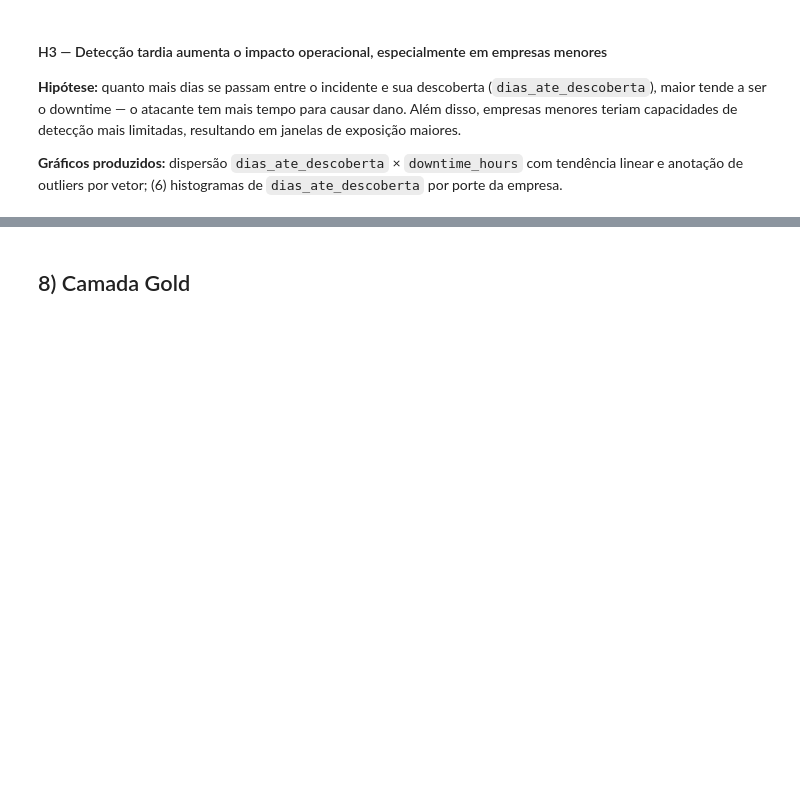
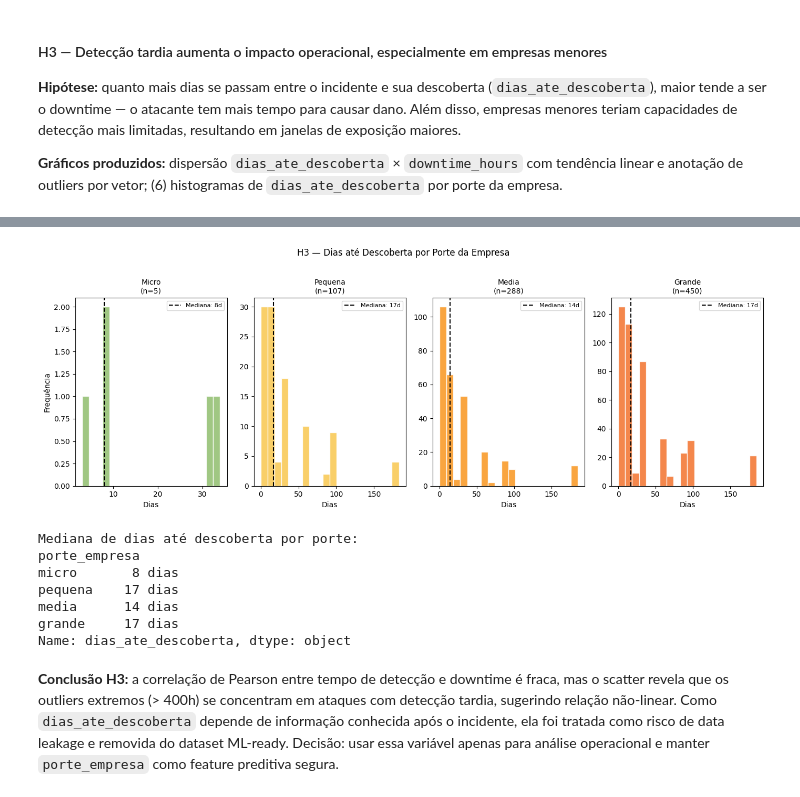
Before and after one commit to Yuri-Antonio-Santos-Fernandes/projeto_cyberseguranca, a Jupyter notebook: pipeline_ciberseguranca.ipynb, the cells around one changed output, grey strips where cells are left out. Drawn from its saved outputs; the diff is of its cells as text; code cells hidden in the pictures; blank space fills up the shorter version.

```diff
--- a/pipeline_ciberseguranca.ipynb
+++ b/pipeline_ciberseguranca.ipynb
@@ -882,36 +1056,43 @@ ordem_porte = ['micro', 'pequena', 'media', 'grande']
 cores_porte = ['#90be6d', '#f9c74f', '#f8961e', '#f3722c']
 
 fig, axes = plt.subplots(1, 4, figsize=(14, 5), sharey=False)
 for ax_i, (porte, cor) in enumerate(zip(ordem_porte, cores_porte)):
     dados = df_eda.loc[df_eda['porte_empresa'] == porte, 'dias_ate_descoberta'].dropna()
     axes[ax_i].hist(dados, bins=20, color=cor, edgecolor='white', alpha=0.85)
     axes[ax_i].axvline(
         dados.median(), color='black', linestyle='--', linewidth=1.5,
         label=f'Mediana: {dados.median():.0f}d'
     )
     axes[ax_i].set_title(f'{porte.capitalize()}\n(n={len(dados)})', fontsize=10)
     axes[ax_i].set_xlabel('Dias')
     if ax_i == 0:
         axes[ax_i].set_ylabel('Frequência')
     axes[ax_i].legend(fontsize=8)
 
 fig.suptitle('H3 — Dias até Descoberta por Porte da Empresa', fontsize=12, y=1.02)
 plt.tight_layout()
 plt.savefig(FIG_DIR / 'h3_deteccao_por_porte.png', dpi=150, bbox_inches='tight')
 plt.show()
 
 print('Mediana de dias até descoberta por porte:')
 print(
     df_eda.groupby('porte_empresa')['dias_ate_descoberta']
     .median().reindex(ordem_porte)
     .apply(lambda x: f'{x:.0f} dias')
 )
 display(Markdown(
     '**Conclusão H3:** a correlação de Pearson entre tempo de detecção e downtime é fraca, '
-    'mas o scatter revela que os outliers extremos ( > 400h) se concentram em ataques com detecção tardia '
-    '— relação não-linear. micro-empresas e pequenas levam mais dias para poder detectar, '
-    'confirmando que **porte_empresa** e **dias_ate_descoberta** devem ser features prioritárias dentro do modelo. '
-    'Decisão: aplicar transformação logarítmica em **dias_ate_descoberta** antes do treinamento.'
+    'mas o scatter revela que os outliers extremos (> 400h) se concentram em ataques com detecção tardia, sugerindo relação não-linear. '
+    'Como `dias_ate_descoberta` depende de informação conhecida após o incidente, ela foi tratada como risco de data leakage e removida do dataset ML-ready. '
+    'Decisão: usar essa variável apenas para análise operacional e manter `porte_empresa` como feature preditiva segura.'
 ))
+# %% [output]
+[figure, added]
+Mediana de dias até descoberta por porte:
+porte_empresa
+micro       8 dias
+pequena    17 dias
+media      14 dias
+grande     17 dias
+Name: dias_ate_descoberta, dtype: object
+**Conclusão H3:** a correlação de Pearson entre tempo de detecção e downtime é fraca, mas o scatter revela que os outliers extremos (> 400h) se concentram em ataques com detecção tardia, sugerindo relação não-linear. Como `dias_ate_descoberta` depende de informação conhecida após o incidente, ela foi tratada como risco de data leakage e removida do dataset ML-ready. Decisão: usar essa variável apenas para análise operacional e manter `porte_empresa` como feature preditiva segura.
-# %% [markdown]
-## 8) Camada Gold
```
Also changed, not shown: parts of 39 cells of this notebook, 54 other files.
